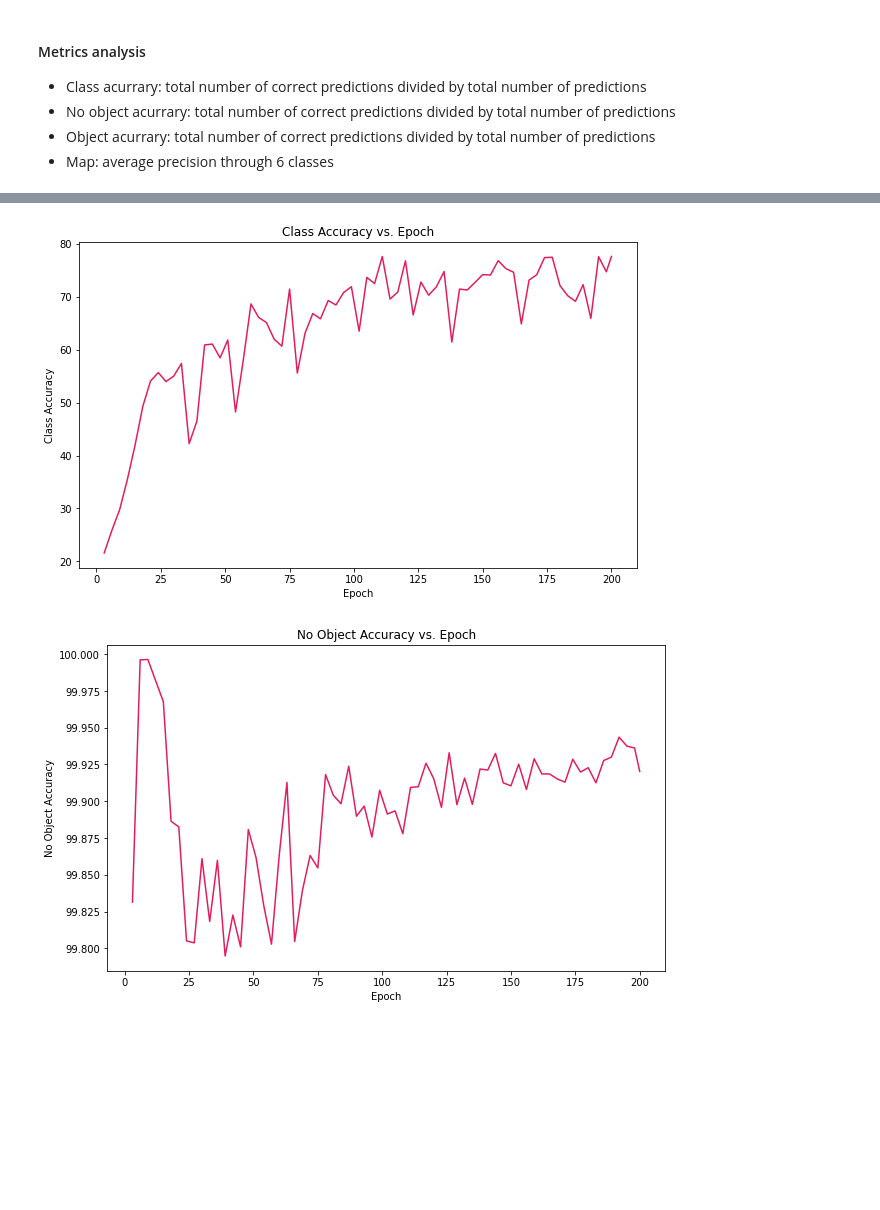
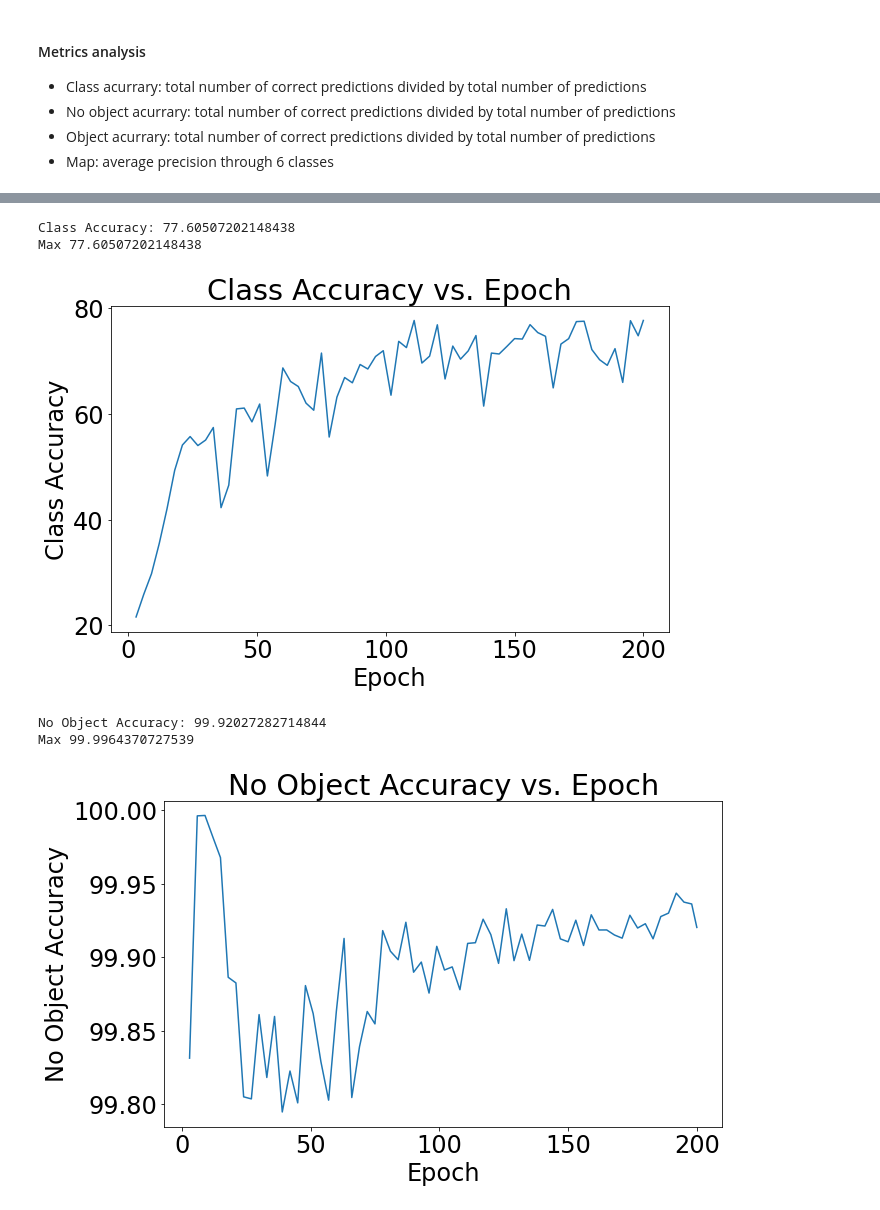
Before and after one commit to enmanuelmag/YOLOv3, a Jupyter notebook: notebooks/metrics.ipynb, the cells around one changed output, grey strips where cells are left out. Cells and saved outputs as stored; diff of their text form; code cells hidden in the pictures; blank space fills up the shorter version.

```diff
--- a/notebooks/metrics.ipynb
+++ b/notebooks/metrics.ipynb
@@ -31,11 +31,13 @@ In addition based on [YOLOv3 Loss calculation](https://towardsdatascience.com/ca
 - Object loss: 1
 - Box loss (intersection and coordinates): 10
 # %%
-plt.figure(figsize=(10, 6))
+plt.figure(figsize=(12, 6))
 loss_plot = sns.lineplot(x='epoch', y='mean', data=losses)
 plt.title('Loss vs. Epoch')
 plt.xlabel('Epoch')
 plt.ylabel('Loss')
-loss_plot.lines[0].set_color(COLOR)
-loss_plot.figure.savefig('../img/loss_plot.png', dpi=150)
+#loss_plot.lines[0].set_color(COLOR)
+loss_plot.figure.savefig('../img/loss_plot_a.png', dpi=150)
+#increase font size
+plt.rcParams.update({'font.size': 24})
 # %% [output]
@@ -59,24 +54,32 @@ for column in metrics.columns:
 # %%
 plt.figure(figsize=(10, 6))
 ca_plot = sns.lineplot(x='epoch', y='class_accuracy', data=metrics)
 plt.title('Class Accuracy vs. Epoch')
 plt.xlabel('Epoch')
 plt.ylabel('Class Accuracy')
 #change line tu magenta
-ca_plot.lines[0].set_color(COLOR)
-ca_plot.figure.savefig('../img/ca_plot.png', dpi=150)
+#ca_plot.lines[0].set_color(COLOR)
+ca_plot.figure.savefig('../img/ca_plot_a.png', dpi=150)
+print('Class Accuracy:', metrics.iloc[-1]['class_accuracy'])
+print('Max', metrics.iloc[-1]['class_accuracy'].max())
 # %% [output]
+Class Accuracy: 77.60507202148438
+Max 77.60507202148438
-[figure, old version]
+[figure, new version]
 # %%
 plt.figure(figsize=(10, 6))
 noa_plot = sns.lineplot(x='epoch', y='noobj_accuracy', data=metrics)
 plt.title('No Object Accuracy vs. Epoch')
 plt.xlabel('Epoch')
 plt.ylabel('No Object Accuracy')
-noa_plot.lines[0].set_color(COLOR)
-noa_plot.figure.savefig('../img/noa_plot.png', dpi=150)
+#noa_plot.lines[0].set_color(COLOR)
+noa_plot.figure.savefig('../img/noa_plot_a.png', dpi=150)
+print('No Object Accuracy:', metrics.noobj_accuracy.iloc[-1])
+print('Max', metrics.noobj_accuracy.max())
 # %% [output]
+No Object Accuracy: 99.92027282714844
+Max 99.9964370727539
-[figure, old version]
+[figure, new version]
 # %%
 plt.figure(figsize=(10, 6))
 oa_plot = sns.lineplot(x='epoch', y='obj_accuracy', data=metrics)
```
Also changed, not shown: parts of 4 cells of this notebook, 14 other files.
